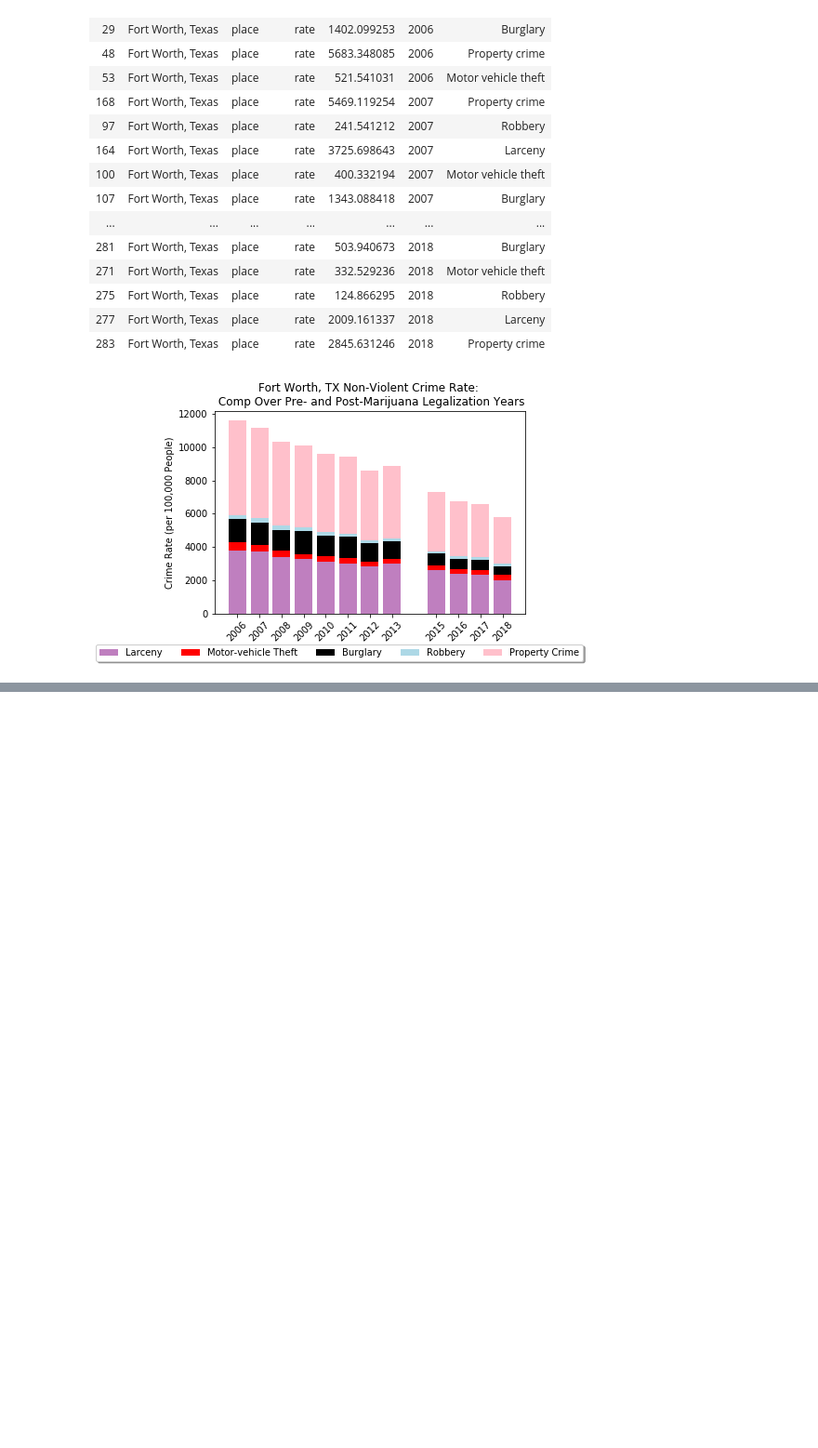
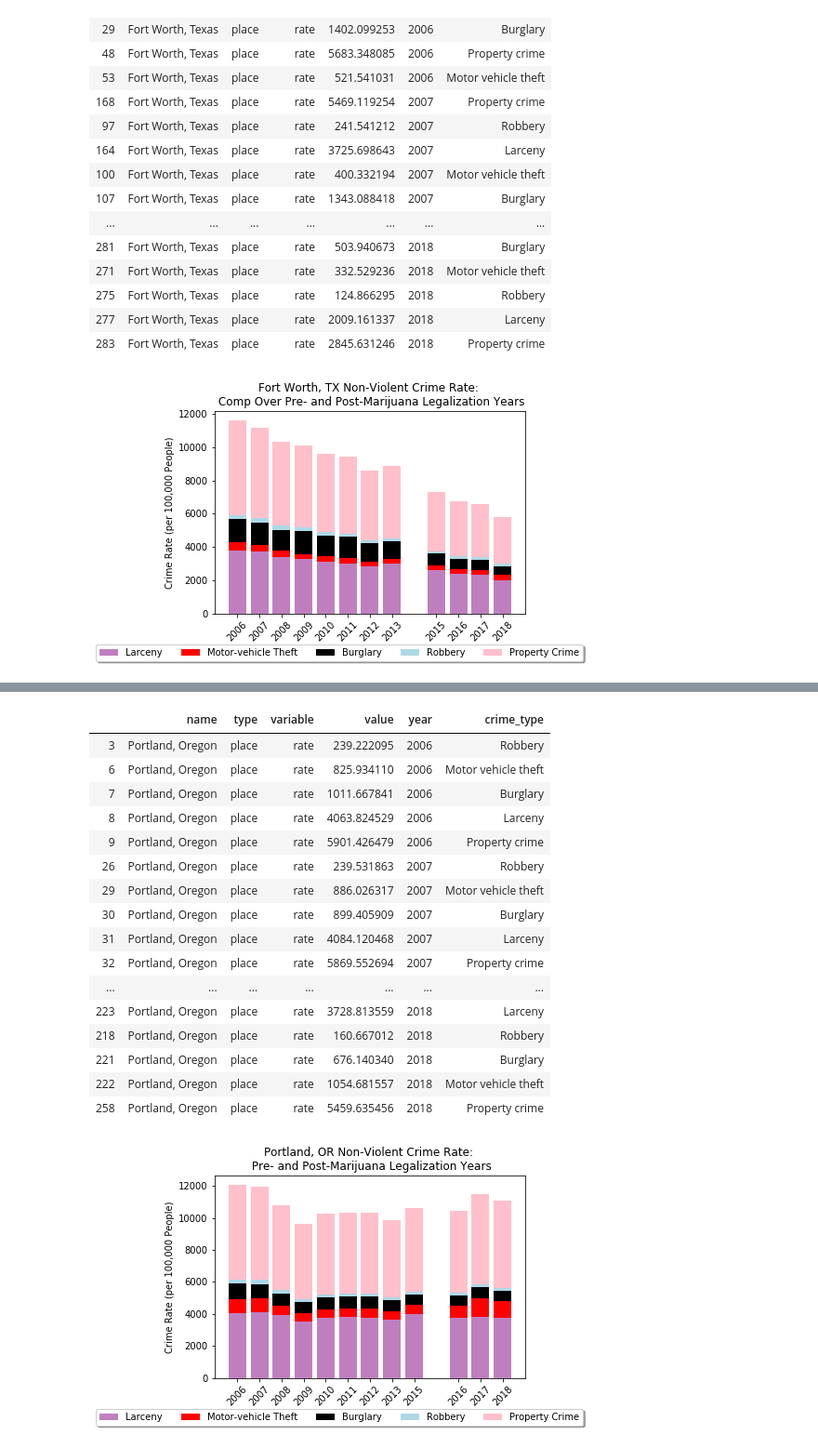
Before and after one commit to rose-gonoud/project1, a Jupyter notebook: Final Analysis.ipynb, the cells around one changed output, grey strips where cells are left out. Shown at 93% size. Drawn from its saved outputs; the diff is of its cells as text; code cells hidden in the pictures; blank space fills up the shorter version.

```diff
--- a/CO_NY_CA_TX_finalAnalysis.ipynb
+++ b/Final Analysis.ipynb
@@ -843,0 +904,69 @@ TXcrimeRatesNVComparison
+# %%
+# Non-violent crime categorization for NY starts here:
+# create non-violent crimes list
+nonVcrime = ["Motor vehicle theft", "Larceny", "Burglary", "Robbery", "Property crime"]
+
+# restricting new DataFrame to non-violent crimes in above list:
+PDXcrimeRatesNonViolent = PDXcrimeRates.loc[PDXcrimeRates["crime_type"].isin(nonVcrime)]
+PDXcrimeRatesNonViolent = PDXcrimeRatesNonViolent.drop_duplicates()
+PDXcrimeRatesNonViolentYears = PDXcrimeRatesNonViolent.loc[PDXcrimeRatesNonViolent["year"].isin(years)]
+
+# drop extraneous columns
+PDXcrimeRatesNVComparison = PDXcrimeRatesNonViolentYears.drop(columns=["key", "id", "place_name"])
+# sort year in ascending order
+PDXcrimeRatesNVComparison = PDXcrimeRatesNVComparison.sort_values(['year'], ascending=[True])
+
+# Create seperate dataframes for each type of crime:
+PDXlarceny = PDXcrimeRatesNVComparison.loc[PDXcrimeRatesNVComparison["crime_type"] == "Larceny"]
+# set the index of each dataframe to the year
+PDXlarceny = PDXlarceny.set_index(["year"])
+
+PDXmotor = PDXcrimeRatesNVComparison.loc[PDXcrimeRatesNVComparison["crime_type"] == "Motor vehicle theft"]
+PDXmotor = PDXmotor.set_index(["year"])
+
+PDXburglary = PDXcrimeRatesNVComparison.loc[PDXcrimeRatesNVComparison["crime_type"] == "Burglary"]
+PDXburglary = PDXburglary.set_index(["year"])
+
+PDXrobbery = PDXcrimeRatesNVComparison.loc[PDXcrimeRatesNVComparison["crime_type"] == "Robbery"]
+PDXrobbery = PDXrobbery.set_index(["year"])
+
+PDXpropCrime = PDXcrimeRatesNVComparison.loc[PDXcrimeRatesNVComparison["crime_type"] == "Property crime"]
+PDXpropCrime = PDXpropCrime.set_index(["year"])
+
+# Create a stacked bar plot where each crime type is in a distinct color:
+
+# indices of each dataframe are the same size, can use arbitrary one for plot x-axis
+PDX_x_axis = PDXlarceny.index
+# each bar is a line here
+p1 = plt.bar(PDX_x_axis, PDXlarceny["value"], color='purple', alpha=0.5, align="center")
+p2 = plt.bar(PDX_x_axis, PDXmotor["value"].values, color='red', bottom=PDXlarceny["value"].values)
+p3 = plt.bar(PDX_x_axis, PDXburglary["value"].values, color='black', bottom=(PDXmotor["value"] + PDXlarceny["value"]).values)
+p4 = plt.bar(PDX_x_axis, PDXrobbery["value"].values, color="#ADD8E6", bottom = (PDXmotor["value"] + PDXlarceny["value"] + PDXburglary["value"]).values)
+p5 = plt.bar(PDX_x_axis, PDXpropCrime["value"].values, color='pink', bottom = (PDXmotor["value"] + PDXlarceny["value"] + PDXburglary["value"] + PDXrobbery["value"]).values)
+
+tick_locations = [value for value in PDX_x_axis]
+plt.xticks(tick_locations, PDXyears, rotation=45)
+plt.title("Portland, OR Non-Violent Crime Rate: \n Pre- and Post-Marijuana Legalization Years")
+plt.ylabel("Crime Rate (per 100,000 People)")
+plt.legend((p1[0], p2[0], p3[0], p4[0], p5[0]), ("Larceny", "Motor-vehicle Theft", "Burglary", "Robbery", "Property Crime"), bbox_to_anchor=(1.2, -0.13),
+          fancybox=True, shadow=True, ncol=5)
+PDXcrimeRatesNVComparison
+# %% [output]
+|  | name | type | variable | value | year | crime_type |
+| 3 | Portland, Oregon | place | rate | 239.222095 | 2006 | Robbery |
+| 6 | Portland, Oregon | place | rate | 825.934110 | 2006 | Motor vehicle theft |
+| 7 | Portland, Oregon | place | rate | 1011.667841 | 2006 | Burglary |
+| 8 | Portland, Oregon | place | rate | 4063.824529 | 2006 | Larceny |
+| 9 | Portland, Oregon | place | rate | 5901.426479 | 2006 | Property crime |
+| 26 | Portland, Oregon | place | rate | 239.531863 | 2007 | Robbery |
+| 29 | Portland, Oregon | place | rate | 886.026317 | 2007 | Motor vehicle theft |
+| 30 | Portland, Oregon | place | rate | 899.405909 | 2007 | Burglary |
+| 31 | Portland, Oregon | place | rate | 4084.120468 | 2007 | Larceny |
+| 32 | Portland, Oregon | place | rate | 5869.552694 | 2007 | Property crime |
+| ... | ... | ... | ... | ... | ... | ... |
+| 223 | Portland, Oregon | place | rate | 3728.813559 | 2018 | Larceny |
+| 218 | Portland, Oregon | place | rate | 160.667012 | 2018 | Robbery |
+| 221 | Portland, Oregon | place | rate | 676.140340 | 2018 | Burglary |
+| 222 | Portland, Oregon | place | rate | 1054.681557 | 2018 | Motor vehicle theft |
+| 258 | Portland, Oregon | place | rate | 5459.635456 | 2018 | Property crime |
+[figure, added]
```
Also changed, not shown: parts of 7 cells of this notebook.
